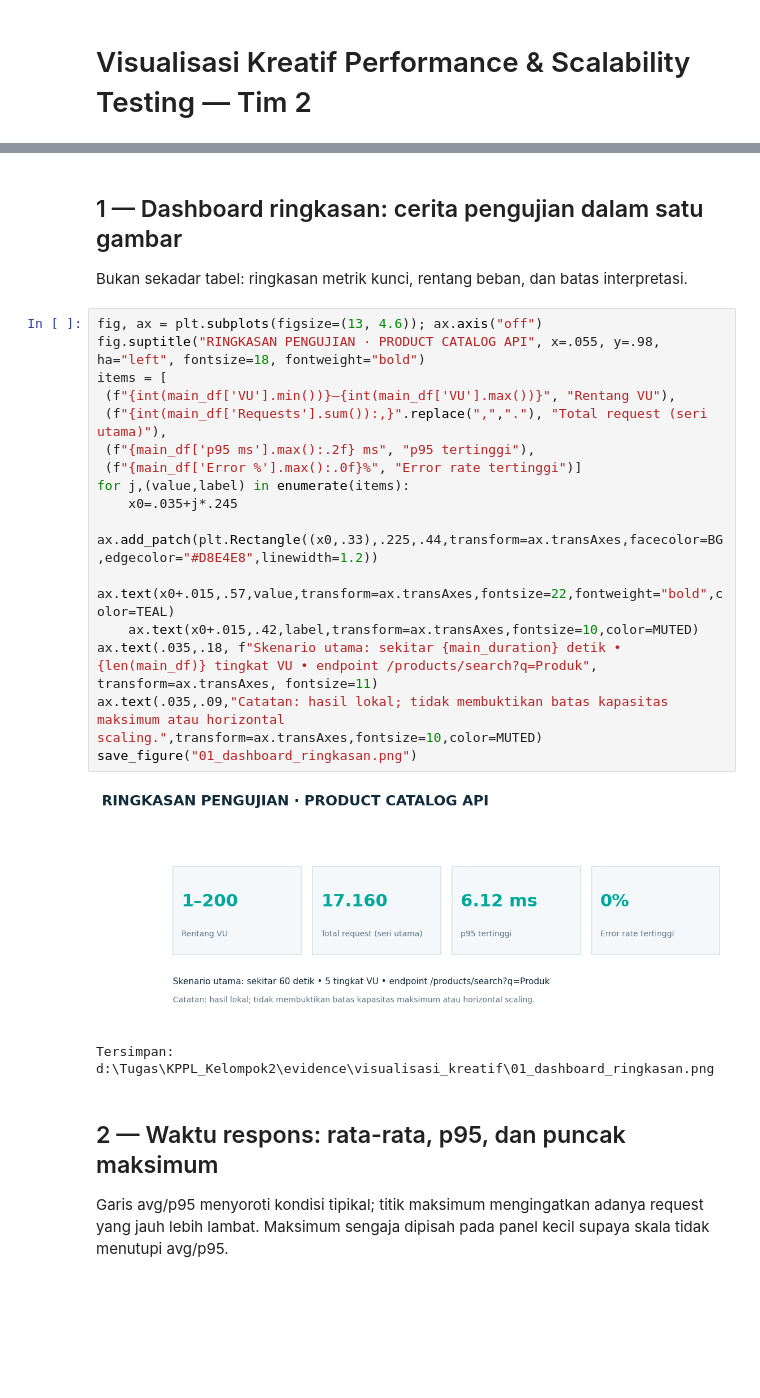
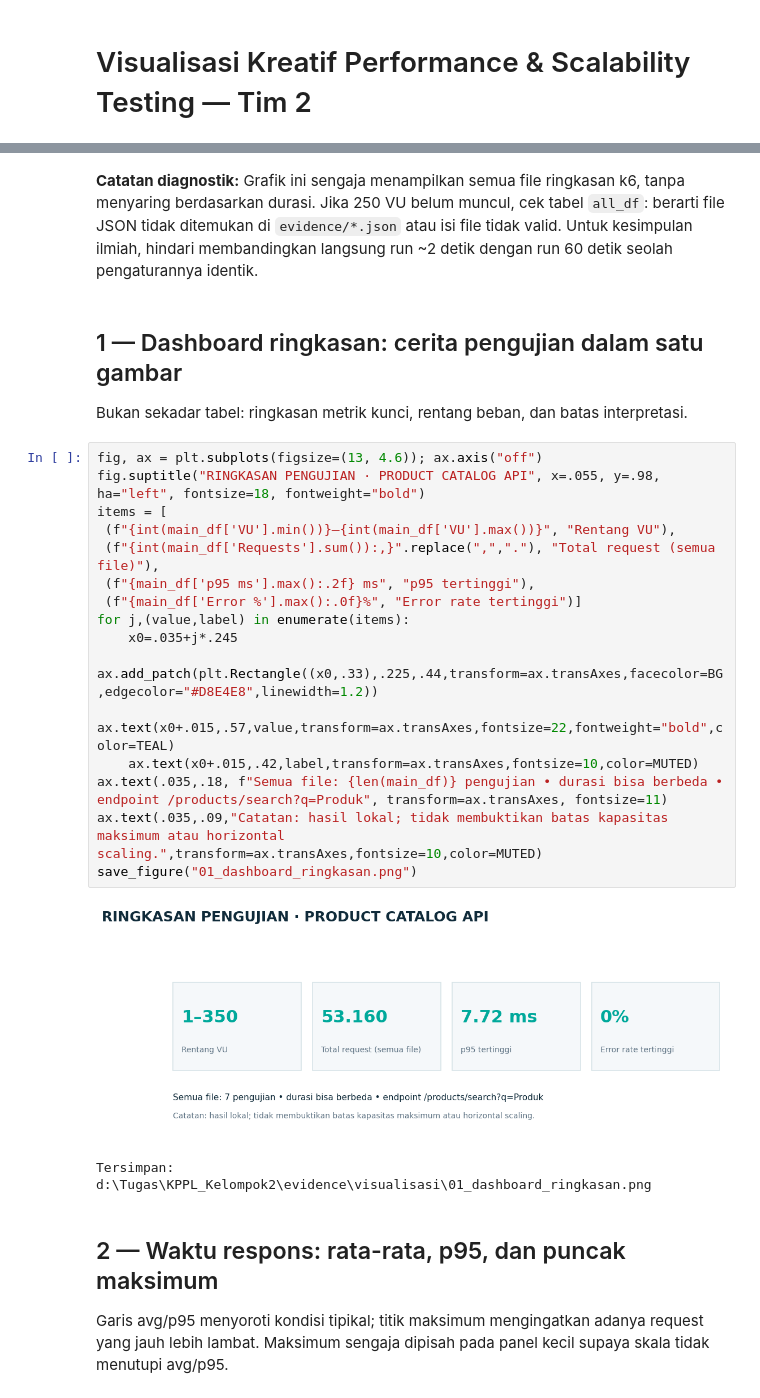
Before and after one commit to TIASherine/KPPL_Kelompok2, a Jupyter notebook: KPPL_Tim2_Visualisasi_K6.ipynb, the cells around one changed output, grey strips where cells are left out. Saved outputs shown, nothing was run; the diff lists cells and outputs as text; blank space fills up the shorter version.

```diff
--- a/KPPL_Tim2_Visualisasi_K6.ipynb
+++ b/KPPL_Tim2_Visualisasi_K6.ipynb
@@ -110,3 +119,5 @@ Skenario perbandingan utama: sekitar 60 detik, 5 tingkat beban.
+# %% [markdown]
+**Catatan diagnostik:** Grafik ini sengaja menampilkan semua file ringkasan k6, tanpa menyaring berdasarkan durasi. Jika 250 VU belum muncul, cek tabel `all_df`: berarti file JSON tidak ditemukan di `evidence/*.json` atau isi file tidak valid. Untuk kesimpulan ilmiah, hindari membandingkan langsung run ~2 detik dengan run 60 detik seolah pengaturannya identik.
 # %% [markdown]
 ## 1 — Dashboard ringkasan: cerita pengujian dalam satu gambar
 
@@ -114,22 +125,22 @@ Bukan sekadar tabel: ringkasan metrik kunci, rentang beban, dan batas interpreta
 # %%
 fig, ax = plt.subplots(figsize=(13, 4.6)); ax.axis("off")
 fig.suptitle("RINGKASAN PENGUJIAN · PRODUCT CATALOG API", x=.055, y=.98, ha="left", fontsize=18, fontweight="bold")
 items = [
  (f"{int(main_df['VU'].min())}–{int(main_df['VU'].max())}", "Rentang VU"),
- (f"{int(main_df['Requests'].sum()):,}".replace(",","."), "Total request (seri utama)"),
+ (f"{int(main_df['Requests'].sum()):,}".replace(",","."), "Total request (semua file)"),
  (f"{main_df['p95 ms'].max():.2f} ms", "p95 tertinggi"),
  (f"{main_df['Error %'].max():.0f}%", "Error rate tertinggi")]
 for j,(value,label) in enumerate(items):
     x0=.035+j*.245
     ax.add_patch(plt.Rectangle((x0,.33),.225,.44,transform=ax.transAxes,facecolor=BG,edgecolor="#D8E4E8",linewidth=1.2))
     ax.text(x0+.015,.57,value,transform=ax.transAxes,fontsize=22,fontweight="bold",color=TEAL)
     ax.text(x0+.015,.42,label,transform=ax.transAxes,fontsize=10,color=MUTED)
-ax.text(.035,.18, f"Skenario utama: sekitar {main_duration} detik • {len(main_df)} tingkat VU • endpoint /products/search?q=Produk", transform=ax.transAxes, fontsize=11)
+ax.text(.035,.18, f"Semua file: {len(main_df)} pengujian • durasi bisa berbeda • endpoint /products/search?q=Produk", transform=ax.transAxes, fontsize=11)
 ax.text(.035,.09,"Catatan: hasil lokal; tidak membuktikan batas kapasitas maksimum atau horizontal scaling.",transform=ax.transAxes,fontsize=10,color=MUTED)
 save_figure("01_dashboard_ringkasan.png")
 # %% [output]
-[figure, old version]
+[figure, new version]
-Tersimpan: d:\Tugas\KPPL_Kelompok2\evidence\visualisasi_kreatif\01_dashboard_ringkasan.png
+Tersimpan: d:\Tugas\KPPL_Kelompok2\evidence\visualisasi\01_dashboard_ringkasan.png
 # %% [markdown]
 ## 2 — Waktu respons: rata-rata, p95, dan puncak maksimum
 
```
Also changed, not shown: parts of 10 cells of this notebook, 11 other files.
